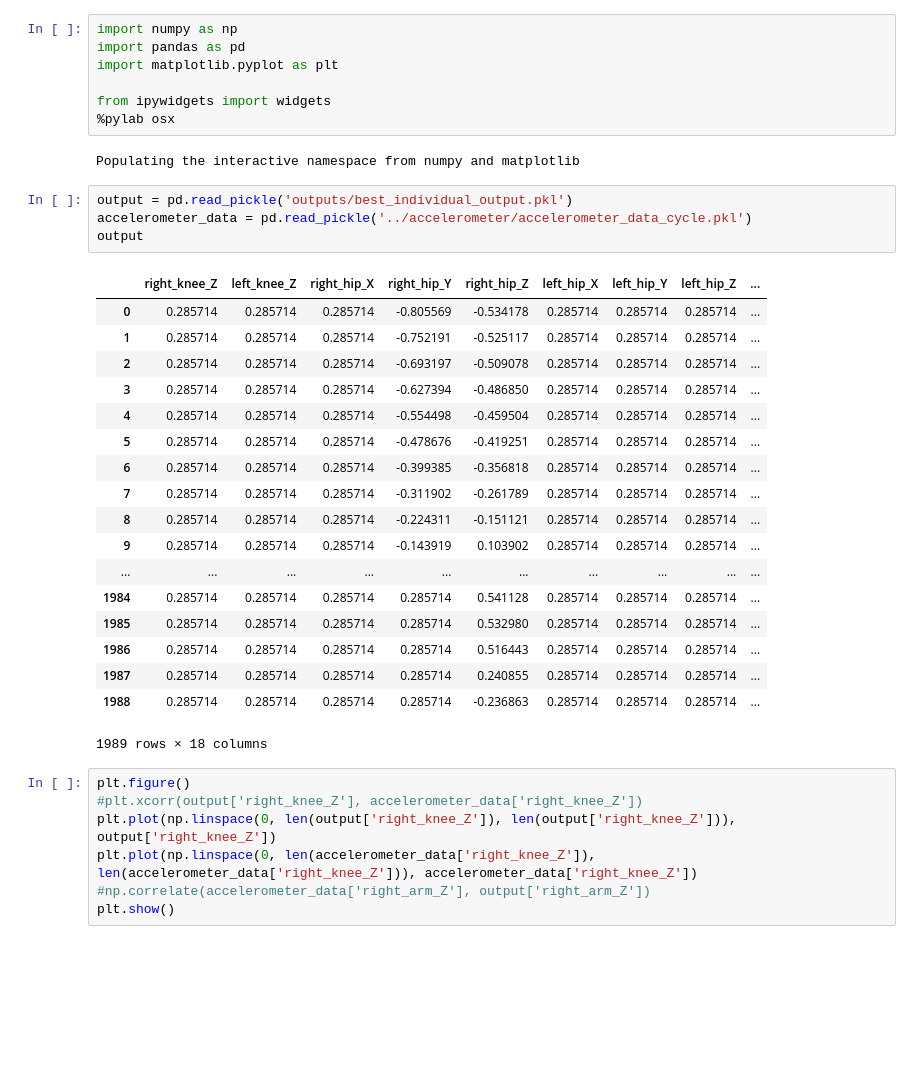
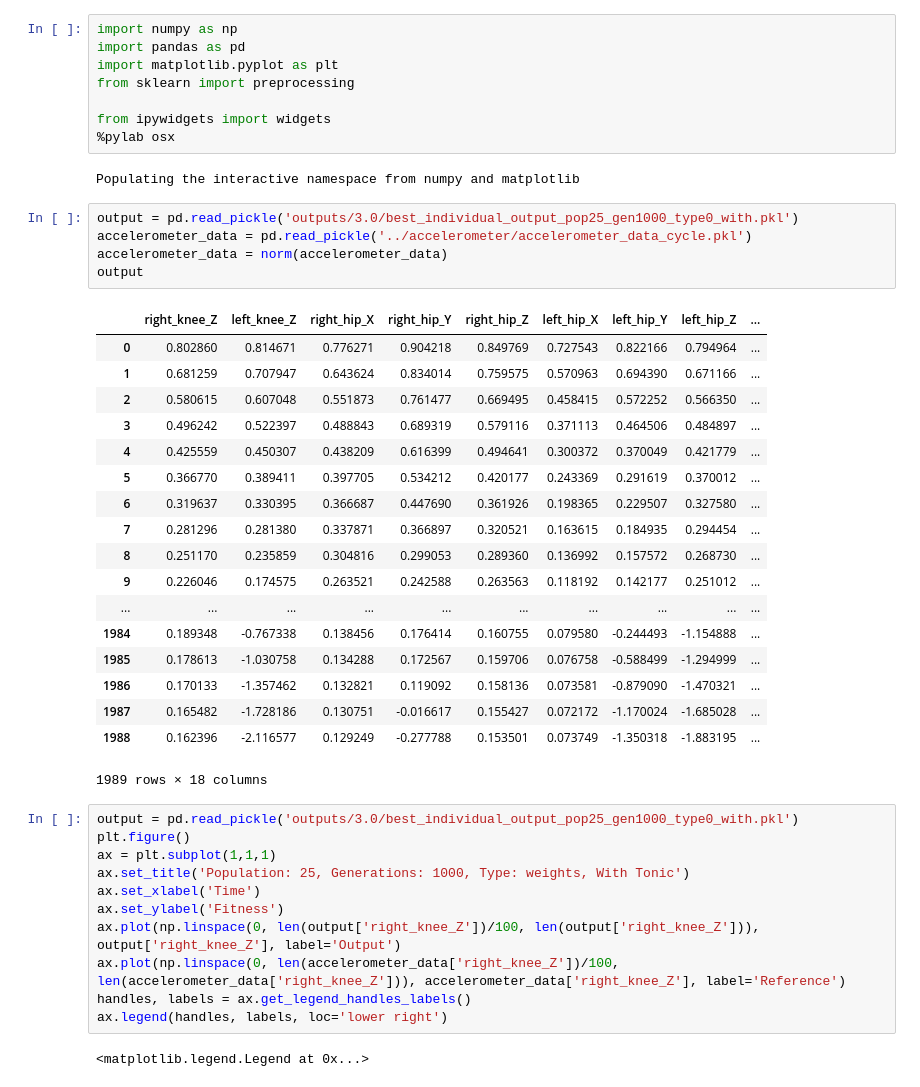
Before and after one commit to horken7/bioloid-cpg, a Jupyter notebook: cpg/analyse_output.ipynb, the cells around one changed output. Drawn from its saved outputs; the diff is of its cells as text; blank space fills up the shorter version.

```diff
--- a/cpg/analyse_output.ipynb
+++ b/cpg/analyse_output.ipynb
@@ -2,39 +2,47 @@
 import numpy as np
 import pandas as pd
 import matplotlib.pyplot as plt
+from sklearn import preprocessing
 
 from ipywidgets import widgets
 %pylab osx
 # %% [output]
 Populating the interactive namespace from numpy and matplotlib
 # %%
-output = pd.read_pickle('outputs/best_individual_output.pkl')
+output = pd.read_pickle('outputs/3.0/best_individual_output_pop25_gen1000_type0_with.pkl')
 accelerometer_data = pd.read_pickle('../accelerometer/accelerometer_data_cycle.pkl')
+accelerometer_data = norm(accelerometer_data)
 output
 # %% [output]
 |  | right_knee_Z | left_knee_Z | right_hip_X | right_hip_Y | right_hip_Z | left_hip_X | left_hip_Y | left_hip_Z | ... |
-| 0 | 0.285714 | 0.285714 | 0.285714 | -0.805569 | -0.534178 | 0.285714 | 0.285714 | 0.285714 | ... |
-| 1 | 0.285714 | 0.285714 | 0.285714 | -0.752191 | -0.525117 | 0.285714 | 0.285714 | 0.285714 | ... |
-| 2 | 0.285714 | 0.285714 | 0.285714 | -0.693197 | -0.509078 | 0.285714 | 0.285714 | 0.285714 | ... |
-| 3 | 0.285714 | 0.285714 | 0.285714 | -0.627394 | -0.486850 | 0.285714 | 0.285714 | 0.285714 | ... |
-| 4 | 0.285714 | 0.285714 | 0.285714 | -0.554498 | -0.459504 | 0.285714 | 0.285714 | 0.285714 | ... |
-| 5 | 0.285714 | 0.285714 | 0.285714 | -0.478676 | -0.419251 | 0.285714 | 0.285714 | 0.285714 | ... |
-| 6 | 0.285714 | 0.285714 | 0.285714 | -0.399385 | -0.356818 | 0.285714 | 0.285714 | 0.285714 | ... |
-| 7 | 0.285714 | 0.285714 | 0.285714 | -0.311902 | -0.261789 | 0.285714 | 0.285714 | 0.285714 | ... |
-| 8 | 0.285714 | 0.285714 | 0.285714 | -0.224311 | -0.151121 | 0.285714 | 0.285714 | 0.285714 | ... |
-| 9 | 0.285714 | 0.285714 | 0.285714 | -0.143919 | 0.103902 | 0.285714 | 0.285714 | 0.285714 | ... |
+| 0 | 0.802860 | 0.814671 | 0.776271 | 0.904218 | 0.849769 | 0.727543 | 0.822166 | 0.794964 | ... |
+| 1 | 0.681259 | 0.707947 | 0.643624 | 0.834014 | 0.759575 | 0.570963 | 0.694390 | 0.671166 | ... |
+| 2 | 0.580615 | 0.607048 | 0.551873 | 0.761477 | 0.669495 | 0.458415 | 0.572252 | 0.566350 | ... |
+| 3 | 0.496242 | 0.522397 | 0.488843 | 0.689319 | 0.579116 | 0.371113 | 0.464506 | 0.484897 | ... |
+| 4 | 0.425559 | 0.450307 | 0.438209 | 0.616399 | 0.494641 | 0.300372 | 0.370049 | 0.421779 | ... |
+| 5 | 0.366770 | 0.389411 | 0.397705 | 0.534212 | 0.420177 | 0.243369 | 0.291619 | 0.370012 | ... |
+| 6 | 0.319637 | 0.330395 | 0.366687 | 0.447690 | 0.361926 | 0.198365 | 0.229507 | 0.327580 | ... |
+| 7 | 0.281296 | 0.281380 | 0.337871 | 0.366897 | 0.320521 | 0.163615 | 0.184935 | 0.294454 | ... |
+| 8 | 0.251170 | 0.235859 | 0.304816 | 0.299053 | 0.289360 | 0.136992 | 0.157572 | 0.268730 | ... |
+| 9 | 0.226046 | 0.174575 | 0.263521 | 0.242588 | 0.263563 | 0.118192 | 0.142177 | 0.251012 | ... |
 | ... | ... | ... | ... | ... | ... | ... | ... | ... | ... |
-| 1984 | 0.285714 | 0.285714 | 0.285714 | 0.285714 | 0.541128 | 0.285714 | 0.285714 | 0.285714 | ... |
-| 1985 | 0.285714 | 0.285714 | 0.285714 | 0.285714 | 0.532980 | 0.285714 | 0.285714 | 0.285714 | ... |
-| 1986 | 0.285714 | 0.285714 | 0.285714 | 0.285714 | 0.516443 | 0.285714 | 0.285714 | 0.285714 | ... |
-| 1987 | 0.285714 | 0.285714 | 0.285714 | 0.285714 | 0.240855 | 0.285714 | 0.285714 | 0.285714 | ... |
-| 1988 | 0.285714 | 0.285714 | 0.285714 | 0.285714 | -0.236863 | 0.285714 | 0.285714 | 0.285714 | ... |
+| 1984 | 0.189348 | -0.767338 | 0.138456 | 0.176414 | 0.160755 | 0.079580 | -0.244493 | -1.154888 | ... |
+| 1985 | 0.178613 | -1.030758 | 0.134288 | 0.172567 | 0.159706 | 0.076758 | -0.588499 | -1.294999 | ... |
+| 1986 | 0.170133 | -1.357462 | 0.132821 | 0.119092 | 0.158136 | 0.073581 | -0.879090 | -1.470321 | ... |
+| 1987 | 0.165482 | -1.728186 | 0.130751 | -0.016617 | 0.155427 | 0.072172 | -1.170024 | -1.685028 | ... |
+| 1988 | 0.162396 | -2.116577 | 0.129249 | -0.277788 | 0.153501 | 0.073749 | -1.350318 | -1.883195 | ... |
 1989 rows × 18 columns
-# %%
-plt.figure()
-#plt.xcorr(output['right_knee_Z'], accelerometer_data['right_knee_Z'])
-plt.plot(np.linspace(0, len(output['right_knee_Z']), len(output['right_knee_Z'])), output['right_knee_Z'])
-plt.plot(np.linspace(0, len(accelerometer_data['right_knee_Z']), len(accelerometer_data['right_knee_Z'])), accelerometer_data['right_knee_Z'])
-#np.correlate(accelerometer_data['right_arm_Z'], output['right_arm_Z'])
-plt.show()
+# %%
+output = pd.read_pickle('outputs/3.0/best_individual_output_pop25_gen1000_type0_with.pkl')
+plt.figure()
+ax = plt.subplot(1,1,1)
+ax.set_title('Population: 25, Generations: 1000, Type: weights, With Tonic')
+ax.set_xlabel('Time')
+ax.set_ylabel('Fitness')
+ax.plot(np.linspace(0, len(output['right_knee_Z'])/100, len(output['right_knee_Z'])), output['right_knee_Z'], label='Output')
+ax.plot(np.linspace(0, len(accelerometer_data['right_knee_Z'])/100, len(accelerometer_data['right_knee_Z'])), accelerometer_data['right_knee_Z'], label='Reference')
+handles, labels = ax.get_legend_handles_labels()
+ax.legend(handles, labels, loc='lower right')
+# %% [output]
+<matplotlib.legend.Legend at 0x...>
 # %%
```
Also changed, not shown: parts of 4 cells of this notebook, 10 other files.
